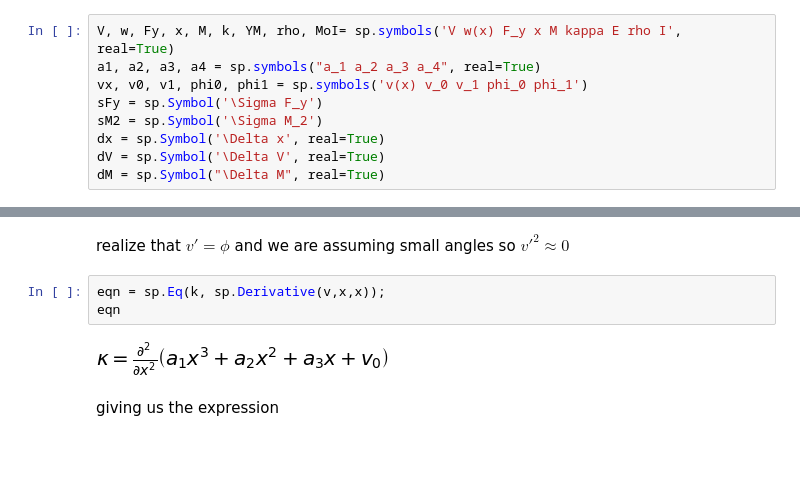
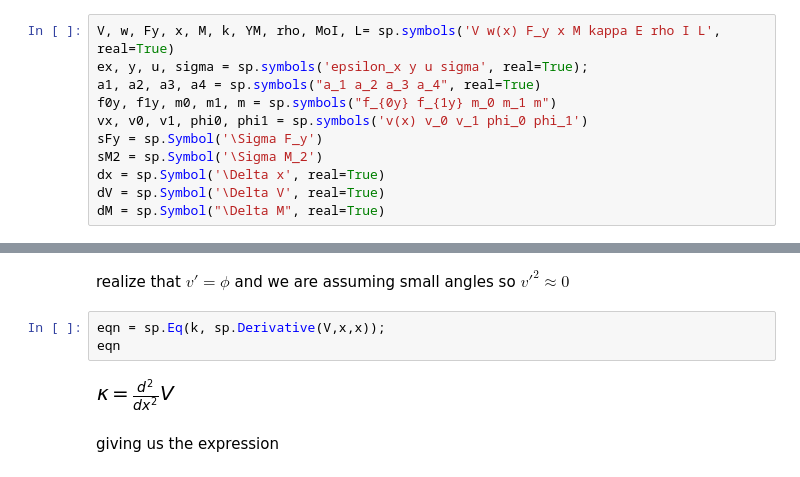
Before and after one commit to Spitts0484/FEM, a Jupyter notebook: FEM_ch4/FEM_ch4.ipynb, the cells around one changed output, grey strips where cells are left out. Cells and saved outputs as stored; diff of their text form.

```diff
--- a/FEM_ch4/FEM_ch4.ipynb
+++ b/FEM_ch4/FEM_ch4.ipynb
@@ -27,8 +27,10 @@ sp.init_printing()
 ## Euler Bernoulli beam theory (bending only)
 For this theory, we assume that any plane that was perpendicular to the beam's neutral axis prior to deformation will remain perpendicular to the the neutral axis after deformation. This theory is typically sufficient for most loadings
 # %%
-V, w, Fy, x, M, k, YM, rho, MoI= sp.symbols('V w(x) F_y x M kappa E rho I', real=True)
+V, w, Fy, x, M, k, YM, rho, MoI, L= sp.symbols('V w(x) F_y x M kappa E rho I L', real=True)
+ex, y, u, sigma = sp.symbols('epsilon_x y u sigma', real=True);
 a1, a2, a3, a4 = sp.symbols("a_1 a_2 a_3 a_4", real=True)
+f0y, f1y, m0, m1, m = sp.symbols("f_{0y} f_{1y} m_0 m_1 m")
 vx, v0, v1, phi0, phi1 = sp.symbols('v(x) v_0 v_1 phi_0 phi_1')
 sFy = sp.Symbol('\Sigma F_y')
 sM2 = sp.Symbol('\Sigma M_2')
@@ -101,10 +103,10 @@ eqn
 # %% [markdown]
 realize that $v' = \phi$ and we are assuming small angles so $v'^2 \approx 0$
 # %%
-eqn = sp.Eq(k, sp.Derivative(v,x,x));
+eqn = sp.Eq(k, sp.Derivative(V,x,x));
 eqn
 # %% [output]
-[figure, old version]
+[figure, new version]
 # %% [markdown]
 giving us the expression
 # %%
```
Also changed, not shown: parts of 28 cells of this notebook, 1 other file.
